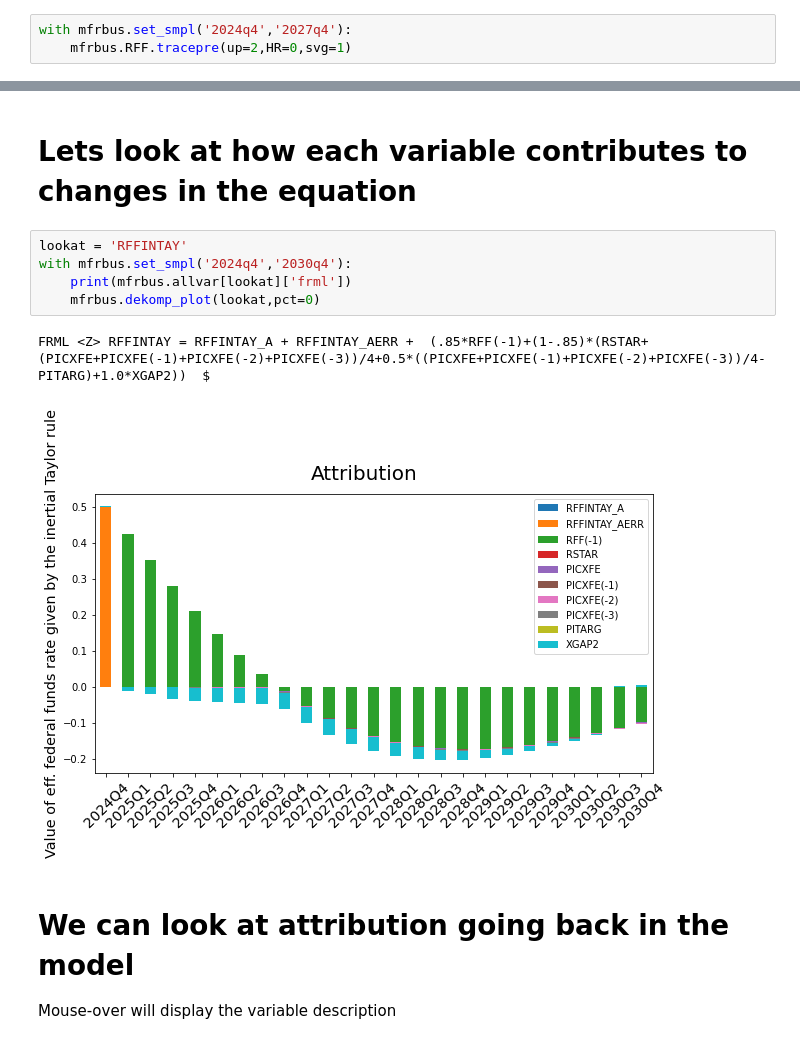
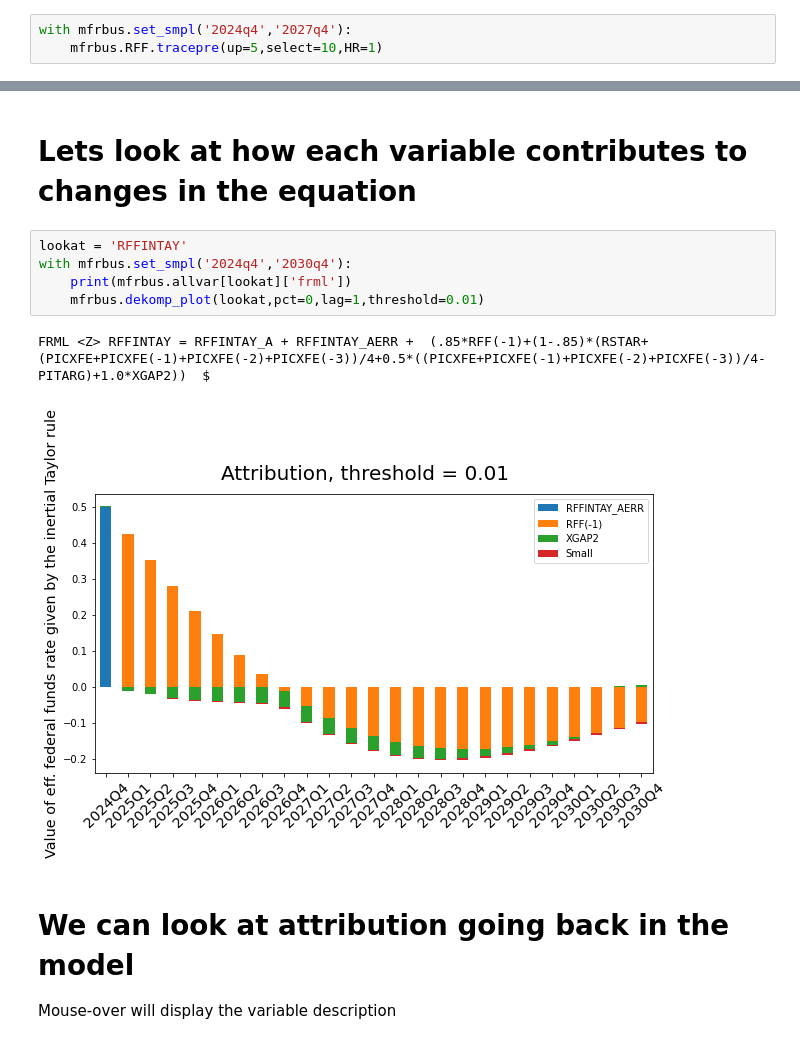
Before and after one commit to IbHansen/FrbUS, a Jupyter notebook: FRBUS - example - VAR.ipynb, the cells around one changed output, grey strips where cells are left out. Cells and saved outputs as stored; diff of their text form.

```diff
--- a/FRBUS - example - VAR.ipynb
+++ b/FRBUS - example - VAR.ipynb
@@ -59,7 +59,7 @@ _ = mfrbus['XGDPN RFF'].dif.rename().plot(colrow=1,sharey=0)
 # How is the interest rate determined
 # %%
 with mfrbus.set_smpl('2024q4','2027q4'):
-    mfrbus.RFF.tracepre(up=2,HR=0,svg=1)
+    mfrbus.RFF.tracepre(up=5,select=10,HR=1)
 # %% [output]
 [drawing not drawn]
 # %% [markdown]
@@ -67,11 +67,11 @@ with mfrbus.set_smpl('2024q4','2027q4'):
 # %%
 lookat = 'RFFINTAY'
 with mfrbus.set_smpl('2024q4','2030q4'):
     print(mfrbus.allvar[lookat]['frml'])
-    mfrbus.dekomp_plot(lookat,pct=0)
+    mfrbus.dekomp_plot(lookat,pct=0,lag=1,threshold=0.01)
 # %% [output]
 FRML <Z> RFFINTAY = RFFINTAY_A + RFFINTAY_AERR +  (.85*RFF(-1)+(1-.85)*(RSTAR+(PICXFE+PICXFE(-1)+PICXFE(-2)+PICXFE(-3))/4+0.5*((PICXFE+PICXFE(-1)+PICXFE(-2)+PICXFE(-3))/4-PITARG)+1.0*XGAP2))  $
-[figure, old version]
+[figure, new version]
 # %% [markdown]
 # We can look at attribution going back in the model
 Mouse-over will display the variable description
```
Also changed, not shown: parts of 6 cells of this notebook.
